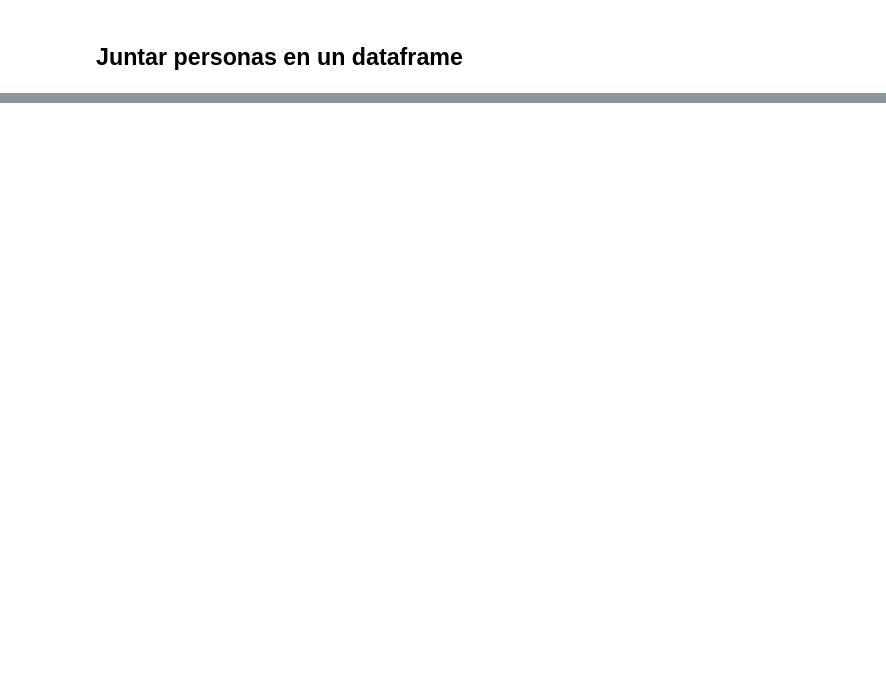
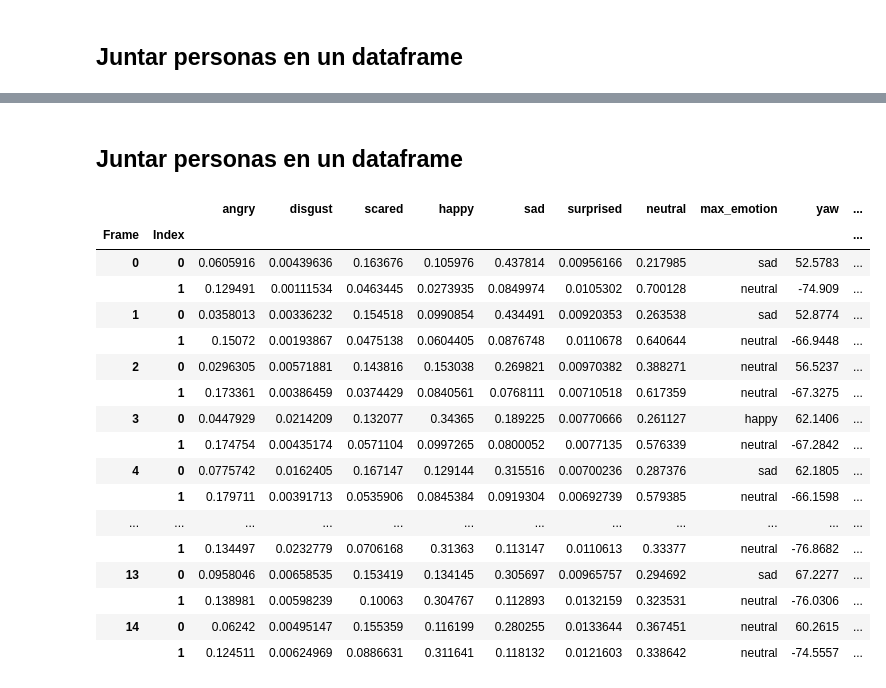
Before and after one commit to evd995/Proyecto-Vision, a Jupyter notebook: Personas/Procesar Personas.ipynb, the cells around one changed output, grey strips where cells are left out. Cells and saved outputs as stored; diff of their text form; code cells hidden in the pictures; blank space fills up the shorter version.

```diff
--- a/Personas/Procesar Personas.ipynb
+++ b/Personas/Procesar Personas.ipynb
@@ -313,0 +352,24 @@ todos_df
+# %% [markdown]
+## Juntar personas en un dataframe
+# %%
+todos_df = Personas.juntar_personas(known_identities=True)
+todos_df.head(30)
+# %% [output]
+|  |  | angry | disgust | scared | happy | sad | surprised | neutral | max_emotion | yaw | ... |
+| Frame | Index |  |  |  |  |  |  |  |  |  | ... |
+| 0 | 0 | 0.0605916 | 0.00439636 | 0.163676 | 0.105976 | 0.437814 | 0.00956166 | 0.217985 | sad | 52.5783 | ... |
+|  | 1 | 0.129491 | 0.00111534 | 0.0463445 | 0.0273935 | 0.0849974 | 0.0105302 | 0.700128 | neutral | -74.909 | ... |
+| 1 | 0 | 0.0358013 | 0.00336232 | 0.154518 | 0.0990854 | 0.434491 | 0.00920353 | 0.263538 | sad | 52.8774 | ... |
+|  | 1 | 0.15072 | 0.00193867 | 0.0475138 | 0.0604405 | 0.0876748 | 0.0110678 | 0.640644 | neutral | -66.9448 | ... |
+| 2 | 0 | 0.0296305 | 0.00571881 | 0.143816 | 0.153038 | 0.269821 | 0.00970382 | 0.388271 | neutral | 56.5237 | ... |
+|  | 1 | 0.173361 | 0.00386459 | 0.0374429 | 0.0840561 | 0.0768111 | 0.00710518 | 0.617359 | neutral | -67.3275 | ... |
+| 3 | 0 | 0.0447929 | 0.0214209 | 0.132077 | 0.34365 | 0.189225 | 0.00770666 | 0.261127 | happy | 62.1406 | ... |
+|  | 1 | 0.174754 | 0.00435174 | 0.0571104 | 0.0997265 | 0.0800052 | 0.0077135 | 0.576339 | neutral | -67.2842 | ... |
+| 4 | 0 | 0.0775742 | 0.0162405 | 0.167147 | 0.129144 | 0.315516 | 0.00700236 | 0.287376 | sad | 62.1805 | ... |
+|  | 1 | 0.179711 | 0.00391713 | 0.0535906 | 0.0845384 | 0.0919304 | 0.00692739 | 0.579385 | neutral | -66.1598 | ... |
+| ... | ... | ... | ... | ... | ... | ... | ... | ... | ... | ... | ... |
+|  | 1 | 0.134497 | 0.0232779 | 0.0706168 | 0.31363 | 0.113147 | 0.0110613 | 0.33377 | neutral | -76.8682 | ... |
+| 13 | 0 | 0.0958046 | 0.00658535 | 0.153419 | 0.134145 | 0.305697 | 0.00965757 | 0.294692 | sad | 67.2277 | ... |
+|  | 1 | 0.138981 | 0.00598239 | 0.10063 | 0.304767 | 0.112893 | 0.0132159 | 0.323531 | neutral | -76.0306 | ... |
+| 14 | 0 | 0.06242 | 0.00495147 | 0.155359 | 0.116199 | 0.280255 | 0.0133644 | 0.367451 | neutral | 60.2615 | ... |
+|  | 1 | 0.124511 | 0.00624969 | 0.0886631 | 0.311641 | 0.118132 | 0.0121603 | 0.338642 | neutral | -74.5557 | ... |
```
Also changed, not shown: parts of 16 cells of this notebook, 6 other files.
